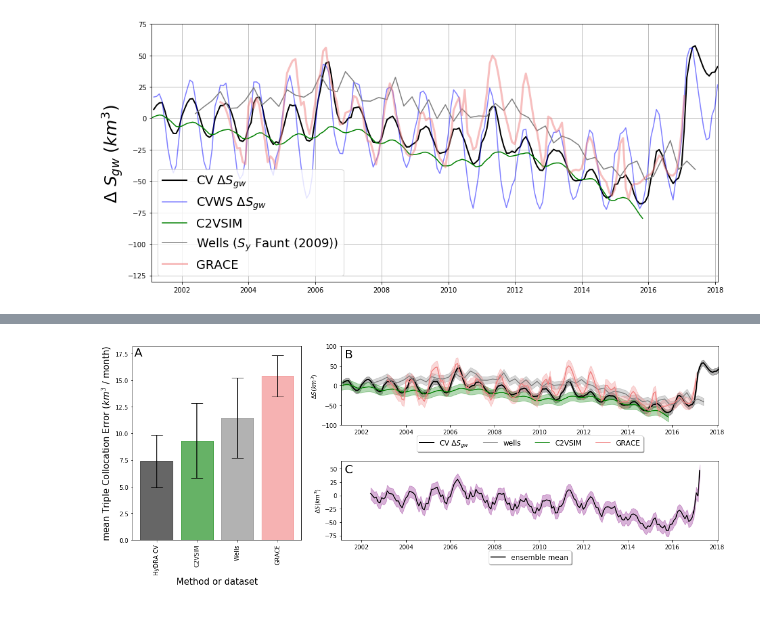
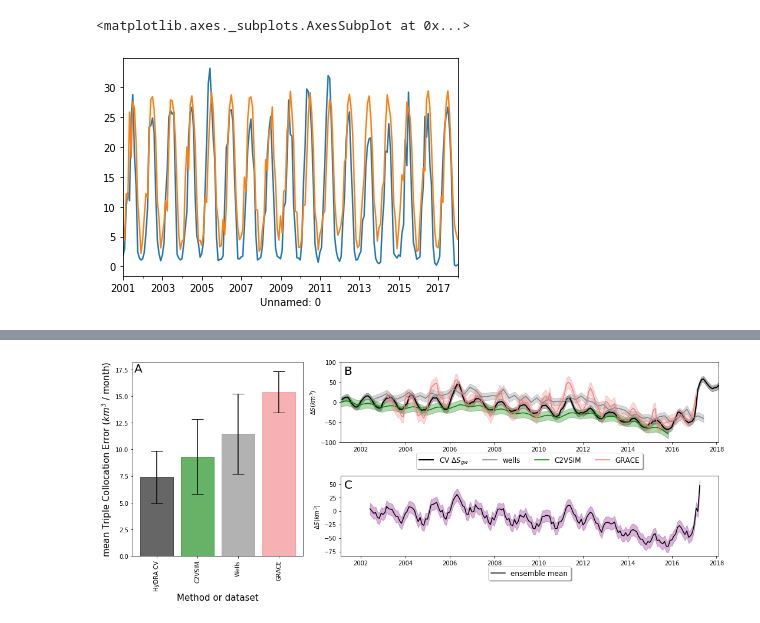
Before and after one commit to kashingtonDC/CIMIS, a Jupyter notebook: code/figures.ipynb, the cells around one changed output, grey strips where cells are left out. Drawn from its saved outputs; the diff is of its cells as text; code cells hidden in the pictures.

```diff
--- a/code/figures.ipynb
+++ b/code/figures.ipynb
@@ -193,22 +142,6 @@ plt.show()
-# %%
-
-# Plot the timeseries
-plt.figure(figsize = (15,7))
-axes_4 = plt.subplot(1,1,1)
-axes_4.plot(df.index, np.cumsum(df.cv_ds), color="black", linewidth = 2, label = "CV $\Delta S_{gw}$")
-axes_4.plot(df.index, np.cumsum(cvwdf.cvw_ds), color="blue",alpha = 0.5, label = "CVWS $\Delta S_{gw}$")
-axes_4.plot(df.index, np.cumsum(df.c2vsim), color="green", label = "C2VSIM")
-# axes_4.plot(df2.index, np.cumsum(df2.ds), color="red", label = "CVW $\Delta S_{gw}$ ")
-axes_4.plot(wells.index, wells.ds_km3, color="gray", label = "Wells ($S_y$ Faunt (2009))")
-axes_4.plot(grace.index, grace.adj, color="lightcoral", linewidth = 3, alpha = .5, label = "GRACE")
-
-axes_4.set_ylim(-130,75)
-axes_4.set_xlim(df.index[0],df.index[-1])
-
-axes_4.set_ylabel('$\Delta$ $S_{gw}$ ($km^3$)', size = 25)
-axes_4.legend(loc = "lower left",  prop={'size':18})
-
-plt.grid(True)
-G.update(wspace=0.4, hspace=0.3) # set the spacing between axes.
-# %% [output]
-[figure, removed]
+# %%
+df.cvws_et.plot()
+cvwdf.modis_pet.plot()
+# %% [output]
+<matplotlib.axes._subplots.AxesSubplot at 0x...>
+[figure, added]
```
Also changed, not shown: parts of 16 cells of this notebook.
